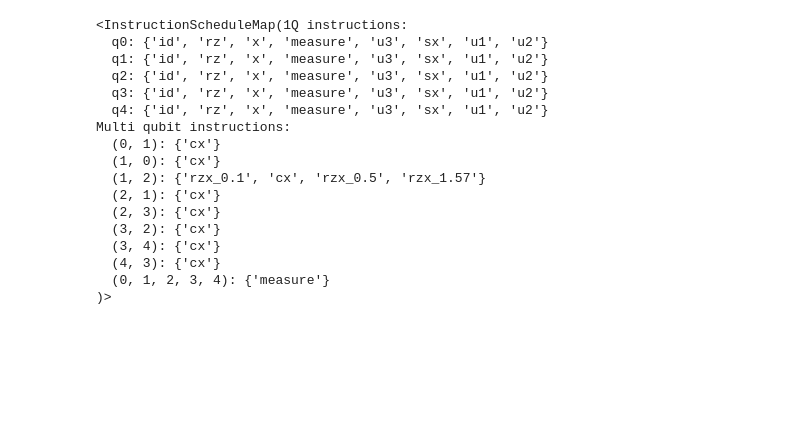
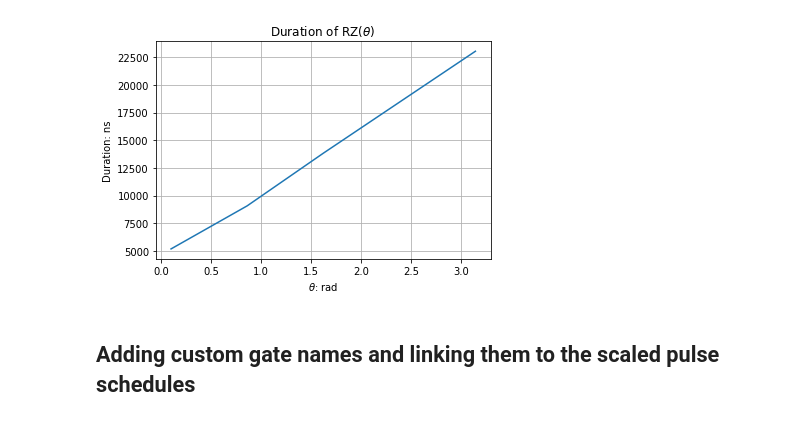
Before and after one commit to laura-clinton/py_grouparticles, a Jupyter notebook: 2qTomography.ipynb, the cells around one changed output. Saved outputs shown, nothing was run; the diff lists cells and outputs as text; code cells hidden in the pictures; blank space fills up the shorter version.

```diff
--- a/2qTomography.ipynb
+++ b/2qTomography.ipynb
@@ -75,3 +99,14 @@ Multi qubit instructions:
+# %%
+plt.plot(angles, rz_schedule_durations)
+plt.xlabel(r'$\theta$: rad')
+plt.ylabel('Duration: ns')
+plt.title(r'Duration of RZ($\theta$)')
+plt.grid()
+plt.show()
+# %% [output]
+[figure, added]
+# %% [markdown]
+## Adding custom gate names and linking them to the scaled pulse schedules
 # %%
 for angle in angles:
     gate_name = f'rzx_{angle}'
@@ -80,20 +114,0 @@ for angle in angles:
-# %%
-print(inst_map)
-# %% [output]
-<InstructionScheduleMap(1Q instructions:
-  q0: {'id', 'rz', 'x', 'measure', 'u3', 'sx', 'u1', 'u2'}
-  q1: {'id', 'rz', 'x', 'measure', 'u3', 'sx', 'u1', 'u2'}
-  q2: {'id', 'rz', 'x', 'measure', 'u3', 'sx', 'u1', 'u2'}
-  q3: {'id', 'rz', 'x', 'measure', 'u3', 'sx', 'u1', 'u2'}
-  q4: {'id', 'rz', 'x', 'measure', 'u3', 'sx', 'u1', 'u2'}
-Multi qubit instructions:
-  (0, 1): {'cx'}
-  (1, 0): {'cx'}
-  (1, 2): {'rzx_0.1', 'cx', 'rzx_0.5', 'rzx_1.57'}
-  (2, 1): {'cx'}
-  (2, 3): {'cx'}
-  (3, 2): {'cx'}
-  (3, 4): {'cx'}
-  (4, 3): {'cx'}
-  (0, 1, 2, 3, 4): {'measure'}
-)>
```
Also changed, not shown: parts of 36 cells of this notebook.
